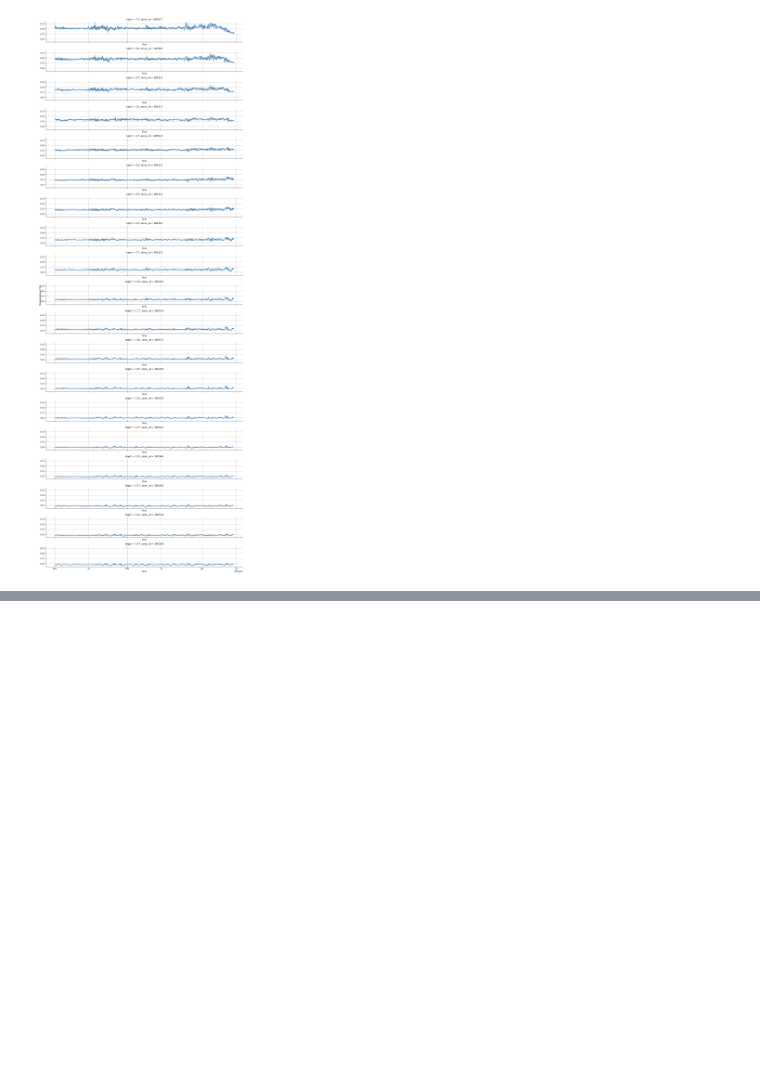
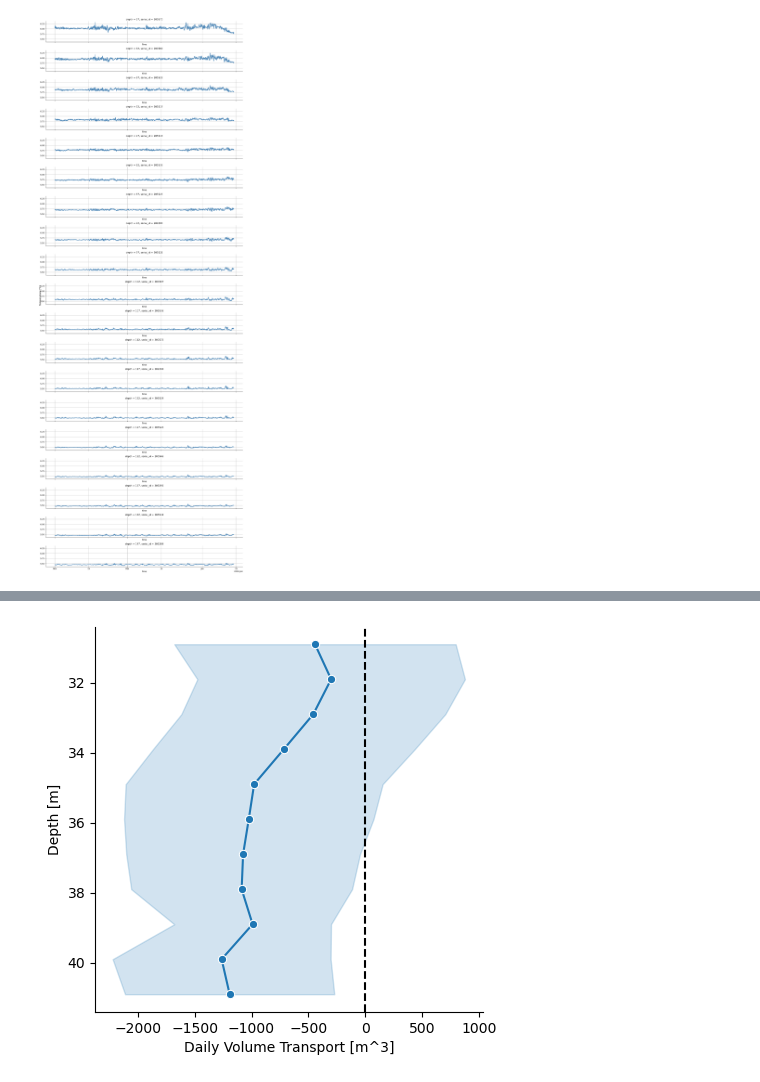
Before and after one commit to hherrema/eawag, a Jupyter notebook: fieldwork/lake_zug/mooring/reports/2026/report_2026_01_14.ipynb, the cells around one changed output, grey strips where cells are left out. Drawn from its saved outputs; the diff is of its cells as text; code cells hidden in the pictures; blank space fills up the shorter version.

```diff
--- a/fieldwork/lake_zug/mooring/reports/report_2026_01_14.ipynb
+++ b/fieldwork/lake_zug/mooring/reports/2026/report_2026_01_14.ipynb
@@ -223,0 +240,21 @@ plt.show()
+# %%
+dt = 600
+# daily average
+df = ds_flux.to_dataframe().reset_index()
+df['flux'] = df['flux'] * dt
+df['day'] = df['time'].dt.floor('D')
+df_avg = df.groupby(['day', 'range'])['flux'].mean().reset_index()
+# %%
+fig, ax = plt.subplots(figsize=(5, 5))
+
+ax.axvline(0, color='black', linestyle='--')
+sns.lineplot(df_avg, x='flux', y='range', orient='y', marker='o', errorbar=('se', 1), err_style='band', ax=ax)
+
+ax.set_xlabel('Daily Volume Transport [m^3]')
+ax.set_ylabel('Depth [m]')
+
+ax.invert_yaxis()
+ax.spines[['right', 'top']].set_visible(False)
+plt.show()
+# %% [output]
+[figure, added]
```
Also changed, not shown: parts of 27 cells of this notebook, 5 other files.
